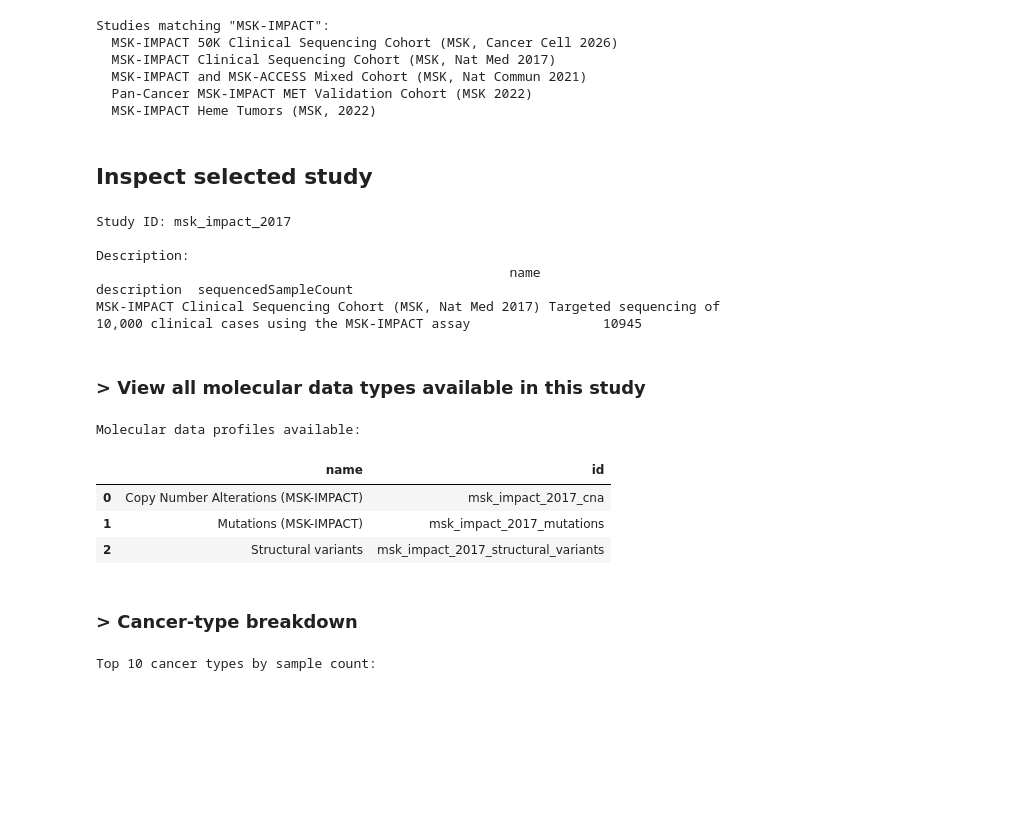
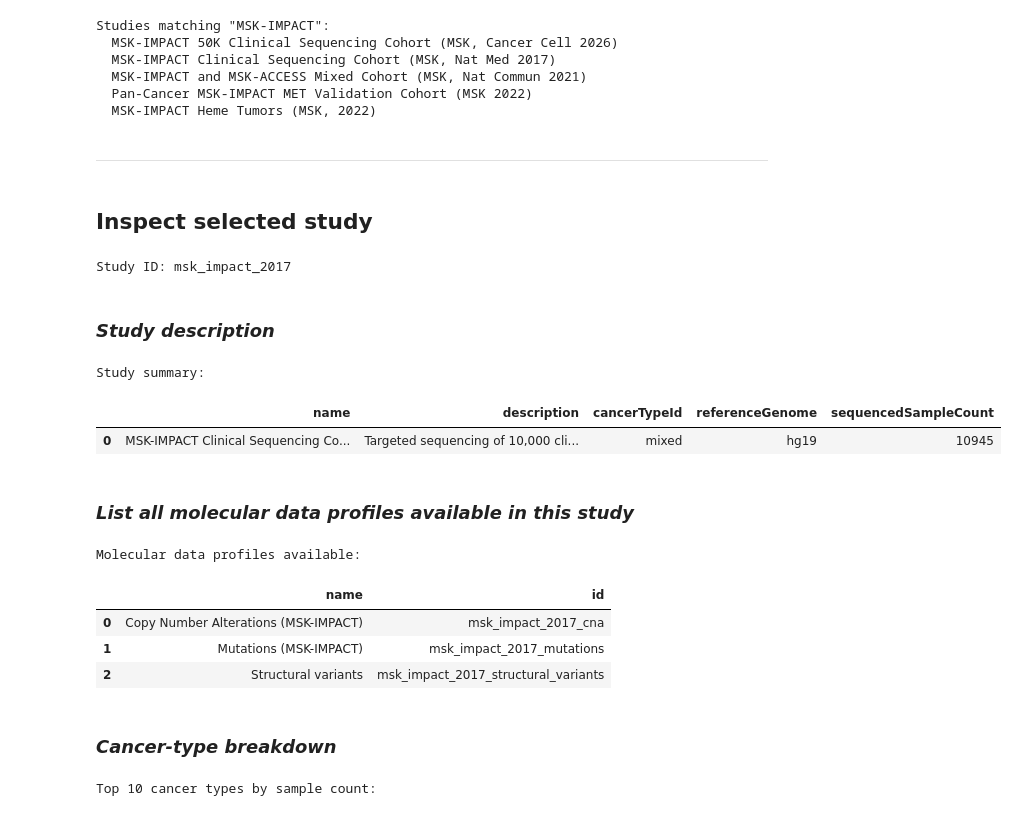
Before and after one commit to areElkin/netflow, a Jupyter notebook: docs/source/tutorial/notebooks/cbioportal_keeper_demo.ipynb, the cells around one changed output. Cells and saved outputs as stored; diff of their text form; code cells hidden in the pictures; blank space fills up the shorter version.

```diff
--- a/docs/source/tutorial/notebooks/cbioportal_keeper_demo.ipynb
+++ b/docs/source/tutorial/notebooks/cbioportal_keeper_demo.ipynb
@@ -67,5 +68,7 @@ Studies matching "MSK-IMPACT":
   MSK-IMPACT and MSK-ACCESS Mixed Cohort (MSK, Nat Commun 2021)
   Pan-Cancer MSK-IMPACT MET Validation Cohort (MSK 2022)
   MSK-IMPACT Heme Tumors (MSK, 2022)
+# %% [markdown]
+____
 # %% [markdown]
 ## Inspect selected study
@@ -72,20 +77,23 @@ Studies matching "MSK-IMPACT":
 # %%
 STUDY_NAME = 'MSK-IMPACT Clinical Sequencing Cohort (MSK, Nat Med 2017)'
 
-# Study ID and description
+# Get study ID and description
 study_id = cbio.get_study_id(STUDY_NAME)
 print(f'Study ID: {study_id}')
-
-desc = cbio.get_study_description(STUDY_NAME)
-print(f'\nDescription:\n{desc[["name", "description", "sequencedSampleCount"]].to_string(index=False)}')
 # %% [output]
 Study ID: msk_impact_2017
-
-Description:
-                                                     name                                                             description  sequencedSampleCount
-MSK-IMPACT Clinical Sequencing Cohort (MSK, Nat Med 2017) Targeted sequencing of 10,000 clinical cases using the MSK-IMPACT assay                 10945
+# %% [markdown]
+### *Study description*
+# %%
+desc = cbio.get_study_description(STUDY_NAME)
+print('Study summary:')
+display(desc[['name', 'description', 'cancerTypeId', 'referenceGenome', 'sequencedSampleCount']])
+# %% [output]
+Study summary:
+|  | name | description | cancerTypeId | referenceGenome | sequencedSampleCount |
+| 0 | MSK-IMPACT Clinical Sequencing Co... | Targeted sequencing of 10,000 cli... | mixed | hg19 | 10945 |
 # %% [markdown]
-### > View all molecular data types available in this study
+### *List all molecular data profiles available in this study*
 # %%
 # All molecular data types available in this study
 data_types_df = cbio.get_study_attribute(STUDY_NAME, 'data_types')
@@ -98,7 +106,7 @@ Molecular data profiles available:
 | 1 | Mutations (MSK-IMPACT) | msk_impact_2017_mutations |
 | 2 | Structural variants | msk_impact_2017_structural_variants |
 # %% [markdown]
-### > Cancer-type breakdown
+### *Cancer-type breakdown*
 # %%
 cancer_types = cbio.get_study_attribute(STUDY_NAME, 'cancer_types')
 print('Top 10 cancer types by sample count:')
```
Also changed, not shown: parts of 34 cells of this notebook.
